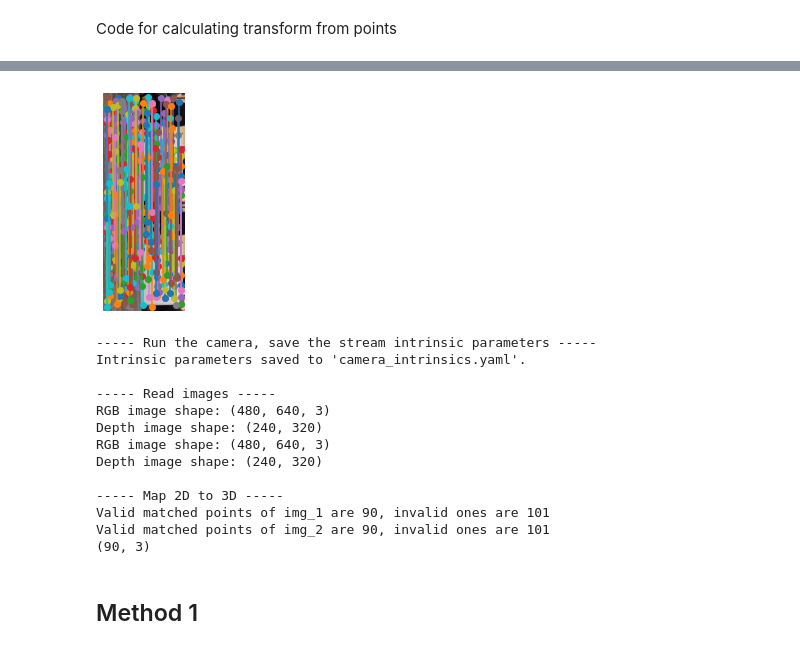
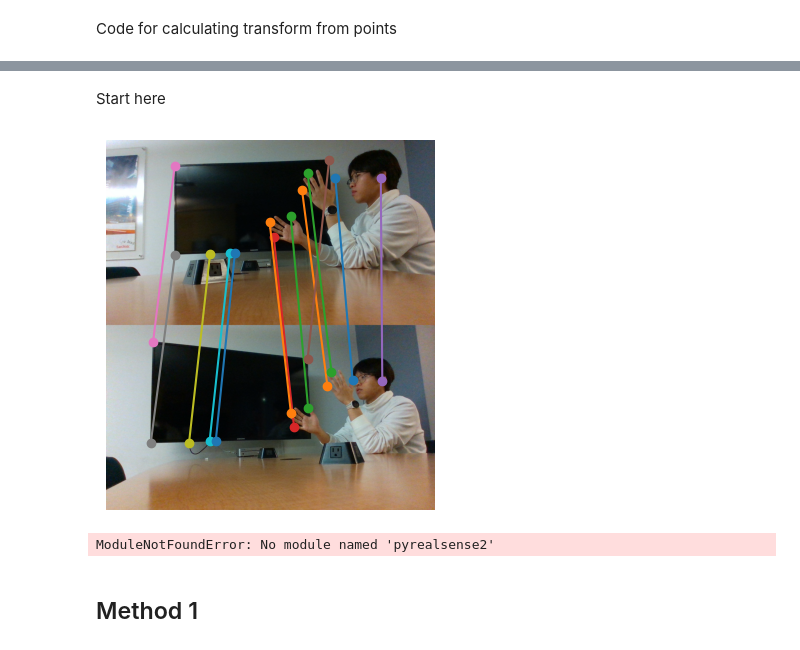
Before and after one commit to rmz920021/FinalProjectTurtle, a Jupyter notebook: src/image_to_transformation/image_to_transformation.ipynb, the cells around one changed output, grey strips where cells are left out. Drawn from its saved outputs; the diff is of its cells as text; code cells hidden in the pictures.

Commit message:
"auto"keypoint matching

```diff
--- a/src/image_to_transformation/image_to_transformation.ipynb
+++ b/src/image_to_transformation/image_to_transformation.ipynb
@@ -325,14 +315,26 @@ combinedIm = np.vstack([im1, im2])
+# %% [markdown]
+Start here
+# %%
+im1 = ndimage.rotate(io.imread("../../Assets/inside/inside1_Color.png"), 0)
+im2 = ndimage.rotate(io.imread("../../Assets/inside/inside2_Color.png"), 0)
+with open("../../Assets/inside/inside1_Color_inside2_Color.json") as jsonFile:
+    keyPoints = json.load(jsonFile)
+keyPointsIm1 = np.flip(np.array(keyPoints["im1Points"]),1)
+keyPointsIm2 = np.flip(np.array(keyPoints["im2Points"]),1)
 # %%
+combinedIm = np.vstack([im1, im2])
+shiftedKeypointsIm2 = keyPointsIm2.copy()
+shiftedKeypointsIm2[:, 0] = shiftedKeypointsIm2[:, 0] + im1.shape[0]
 plt.imshow(combinedIm)
 plt.axis("off")
 plt.plot(
     np.vstack([keyPointsIm1[:, 1], shiftedKeypointsIm2[:, 1]]),
     np.vstack([keyPointsIm1[:, 0], shiftedKeypointsIm2[:, 0]]),
     "-o",
 )
 plt.savefig("../../Assets/resultsPt2/keypoints0_75Lowes.jpg", bbox_inches="tight", dpi=1000)
 # %% [output]
-[figure, old version]
+[figure, new version]
 # %%
 #TODO: Change pixle points to homogenous points in 3D space
 from convertPixelTo3D import map2DTo3D, main, readInstantImage, loadCameraConfig
@@ -361,19 +363,7 @@ print(f'Valid matched points of img_1 are {len(homogenous_point_img_1)}, invalid
 print(f'Valid matched points of img_2 are {len(homogenous_point_img_2)}, invalid ones are {zero_coord_number_2}')
 print(homogenous_point_img_1.shape)
 # %% [output]
------ Run the camera, save the stream intrinsic parameters -----
-Intrinsic parameters saved to 'camera_intrinsics.yaml'.
-
------ Read images -----
-RGB image shape: (480, 640, 3)
-Depth image shape: (240, 320)
-RGB image shape: (480, 640, 3)
-Depth image shape: (240, 320)
-
------ Map 2D to 3D -----
-Valid matched points of img_1 are 90, invalid ones are 101
-Valid matched points of img_2 are 90, invalid ones are 101
-(90, 3)
+ModuleNotFoundError: No module named 'pyrealsense2'
 # %% [markdown]
 ## Method 1
 # %%
```
Also changed, not shown: parts of 7 cells of this notebook, 4 other files.
